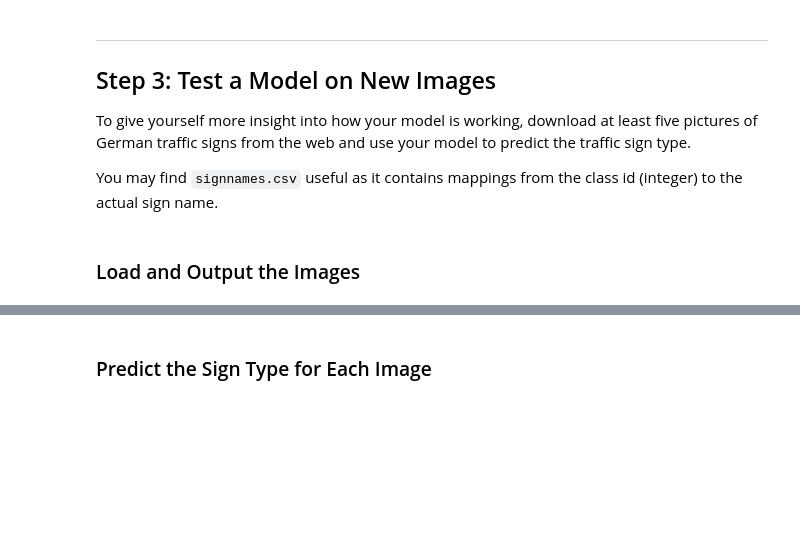
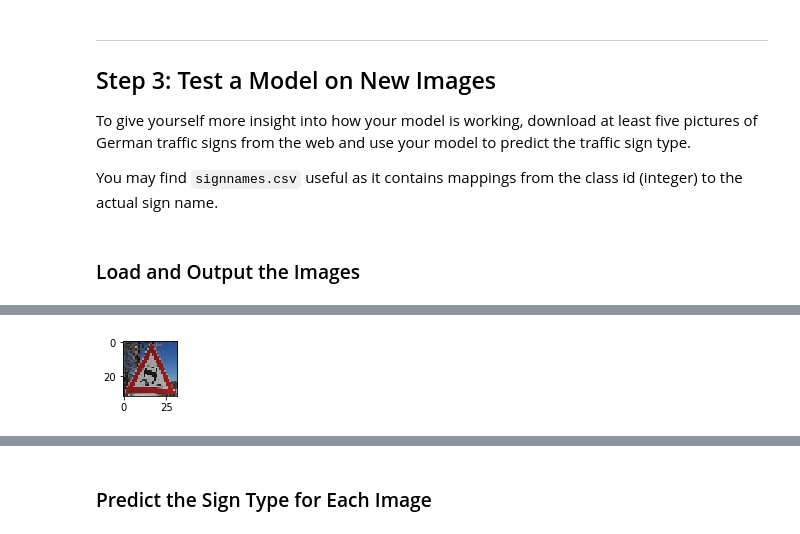
Before and after one commit to hassmuha/CarND-Traffic-Sign-Classifier-Project-Submit, a Jupyter notebook: Traffic_Sign_Classifier.ipynb, the cells around one changed output, grey strips where cells are left out. Drawn from its saved outputs; the diff is of its cells as text; code cells hidden in the pictures; blank space fills up the shorter version.

```diff
--- a/Traffic_Sign_Classifier.ipynb
+++ b/Traffic_Sign_Classifier.ipynb
@@ -59,21 +57,22 @@ Complete the basic data summary below. Use python, numpy and/or pandas methods t
 # %%
 ### Replace each question mark with the appropriate value.
 ### Use python, pandas or numpy methods rather than hard coding the results
+import numpy as np
 
 # TODO: Number of training examples
-n_train = ?
+n_train = X_train.shape[0]
 
 # TODO: Number of validation examples
-n_validation = ?
+n_validation = X_valid.shape[0]
 
 # TODO: Number of testing examples.
-n_test = ?
+n_test = X_test.shape[0]
 
 # TODO: What's the shape of an traffic sign image?
-image_shape = ?
+image_shape = list(X_train[0].shape)
 
 # TODO: How many unique classes/labels there are in the dataset.
-n_classes = ?
+n_classes = np.max(y_train) + 1
 
 print("Number of training examples =", n_train)
 print("Number of testing examples =", n_test)
@@ -155,0 +330,83 @@ You may find `signnames.csv` useful as it contains mappings from the class id (i
+# %%
+### Load the images and plot them here.
+### Feel free to use as many code cells as needed.
+"""
+import matplotlib.image as mpimg
+import cv2
+
+
+X_ntest = np.zeros((5, image_shape[0],image_shape[1],3))
+y_ntest = np.zeros((5))
+X_ntest_gray = np.zeros((5, image_shape[0],image_shape[1],1))
+
+
+# Read in and grayscale the image
+image = mpimg.imread('23.jpg')
+#gray = cv2.cvtColor(image,cv2.COLOR_RGB2GRAY)
+image_resize = cv2.resize(image,(32, 32),interpolation = cv2.INTER_CUBIC)
+plt.figure(figsize=(1,1))
+plt.imshow(image_resize)
+X_ntest[0,:,:,:] = image_resize
+y_ntest[0] = 23
+
+# Read in and grayscale the image
+image = mpimg.imread('1.jpg')
+#gray = cv2.cvtColor(image,cv2.COLOR_RGB2GRAY)
+image_resize = cv2.resize(image,(32, 32),interpolation = cv2.INTER_CUBIC)
+plt.figure(figsize=(1,1))
+plt.imshow(image_resize)
+X_ntest[1,:,:,:] = image_resize
+y_ntest[1] = 1
+
+
+# Read in and grayscale the image
+image = mpimg.imread('40.jpg')
+#gray = cv2.cvtColor(image,cv2.COLOR_RGB2GRAY)
+image_resize = cv2.resize(image,(32, 32),interpolation = cv2.INTER_CUBIC)
+plt.figure(figsize=(1,1))
+plt.imshow(image_resize)
+X_ntest[2,:,:,:] = image_resize
+y_ntest[2] = 40
+
+# Read in and grayscale the image
+image = mpimg.imread('14.jpg')
+#gray = cv2.cvtColor(image,cv2.COLOR_RGB2GRAY)
+image_resize = cv2.resize(image,(32, 32),interpolation = cv2.INTER_CUBIC)
+plt.figure(figsize=(1,1))
+plt.imshow(image_resize)
+X_ntest[3,:,:,:] = image_resize
+y_ntest[3] = 14
+
+# Read in and grayscale the image
+image = mpimg.imread('2.jpg')
+#gray = cv2.cvtColor(image,cv2.COLOR_RGB2GRAY)
+image_resize = cv2.resize(image,(32, 32),interpolation = cv2.INTER_CUBIC)
+plt.figure(figsize=(1,1))
+plt.imshow(image_resize)
+X_ntest[4,:,:,:] = image_resize
+plt.imshow(X_ntest[4,:,:,:])
+y_ntest[4] = 2
+
+
+
+store = {'features': X_ntest,'labels': y_ntest}
+
+with open('newtest.p', 'wb') as handle:
+    pickle.dump(store, handle, protocol=pickle.HIGHEST_PROTOCOL)
+"""
+
+newtesting_file = 'newtest.p'
+with open(newtesting_file, mode='rb') as f:
+    newtest = pickle.load(f)
+
+
+X_ntest, y_ntest = newtest['features'], newtest['labels']
+n_ntest = X_ntest.shape[0]
+
+X_ntest_uint = X_ntest.astype(np.uint8)
+
+for idx in range(0, n_ntest):
+    plt.figure(idx+1,figsize=(1,1))
+    plt.imshow(abc[idx,:,:,:])
+print(y_ntest)
+# %% [output]
@@ -155,0 +414 @@ You may find `signnames.csv` useful as it contains mappings from the class id (i
+[figure, added]
```
Also changed, not shown: parts of 13 cells of this notebook, 1 other file.
